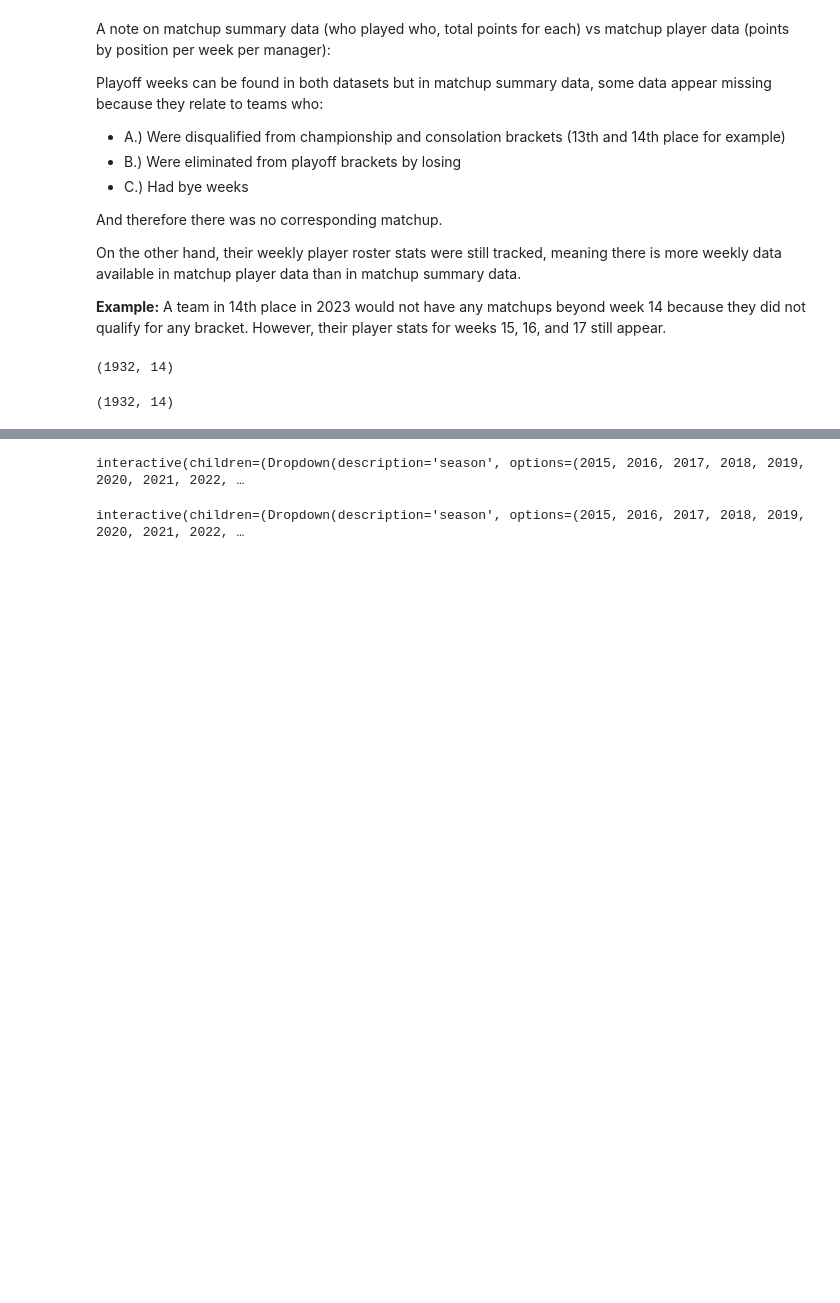
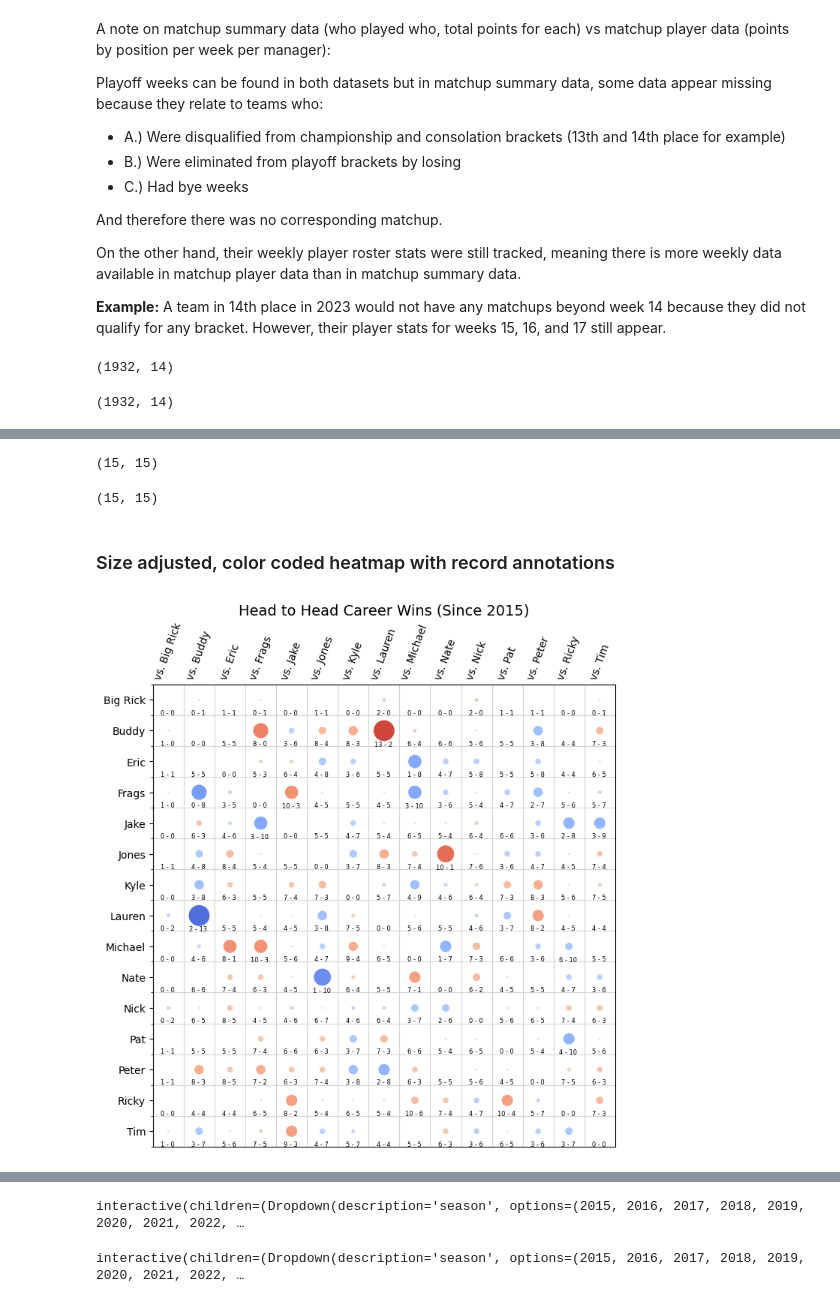
Before and after one commit to mikeminik/yahoo-ssff, a Jupyter notebook: viz/matchups_EDA.ipynb, the cells around one changed output, grey strips where cells are left out. Saved outputs shown, nothing was run; the diff lists cells and outputs as text; code cells hidden in the pictures; blank space fills up the shorter version.

Commit message:
introduced heatmap 2.0

```diff
--- a/viz/matchups_EDA.ipynb
+++ b/viz/matchups_EDA.ipynb
@@ -51,5 +38,0 @@ wins_df.reset_index(inplace=True)
-# %%
-for index, name in zip(wins_df.index, wins_df['opponent_name']):
-    #wins_df[f"win against {name}"] = 1
-    if not name == 'unknown':
-        wins_df.iloc[index, wins_df.columns.get_loc(f"win against {name}")] = 1
@@ -70,0 +83,61 @@ plt.title('Head to Head Career Wins (Since 2015)', size = 14);
+# %%
+# create the matrix of just wins
+win_heatmap = wins_only.groupby("manager_name")[wincols].sum()
+# %%
+# create the matrix of just losses
+loss_heatmap = losses_only.groupby("manager_name")[losscols].sum()
+# %%
+# create a string based matrix that presents wins / losses as "wins - losses"
+records = win_heatmap.copy()
+for row in win_heatmap.index:
+    for column in win_heatmap.columns:
+        loss_col = column.replace("win", "loss")
+        records.loc[row, column] = f"{records.loc[row, column]} - {loss_heatmap.loc[row,loss_col]}"
+# %%
+win_heatmap.shape
+# %% [output]
+(15, 15)
+# %%
+records.shape
+# %% [output]
+(15, 15)
+# %% [markdown]
+### Size adjusted, color coded heatmap with record annotations
+# %%
+# quick easy rename for better fit on plots
+rename = { col_name : col_name.replace('win against', 'vs.') for col_name in wincols}
+win_heatmap = win_heatmap.rename(rename, axis=1)
+fig, ax = plt.subplots(figsize=(10,8))
+ax.set_facecolor('white')
+ax.imshow(np.ones_like(win_heatmap), cmap='gray_r', interpolation='nearest')
+ax.set_xticks(np.arange(len(win_heatmap.columns)))
+ax.set_yticks(np.arange(len(win_heatmap.columns)))
+# sns.heatmap(data=win_heatmap, cmap='coolwarm', annot=records, fmt='')
+ax.tick_params(axis='x', which='both', labelbottom=False, labeltop=True, bottom=False, top=True, length=0)
+
+ax.set_yticklabels(win_heatmap.index)
+ax.set_xticklabels(win_heatmap.columns, rotation=70)
+
+ax.set_xticks(np.arange(len(win_heatmap.index) + 1) - .5, minor=True)
+ax.set_yticks(np.arange(len(win_heatmap.columns) + 1) - .5, minor=True)
+ax.grid(which='minor', color="lightgray")
+
+for i in range(len(win_heatmap.columns)):
+    for j in range(len(win_heatmap.columns)):
+        delta = win_heatmap.iat[j,i] - loss_heatmap.iat[j,i]
+        norm = plt.Normalize(loss_heatmap.max().max()*-1,win_heatmap.max().max())
+        sm = plt.cm.ScalarMappable(norm=norm, cmap = 'coolwarm')
+        color = sm.to_rgba(delta)
+        size = abs(delta)/16
+        circle = Circle((i, j), radius=abs(delta)/(win_heatmap.max().max()*2.5), facecolor=color)
+        ax.add_patch(circle)
+
+        if len(records.iat[j,i]) > 5:
+            ax.text(i-0.32, j+0.5, records.iat[j,i], size=6)
+        else:
+            ax.text(i-0.25, j+0.48, records.iat[j,i], size=6)
+
+plt.title('Head to Head Career Wins (Since 2015)', size = 14);
+plt.savefig("size_adjusted_h2h_heatmap")
+# %% [output]
+[figure, added]
```
Also changed, not shown: parts of 16 cells of this notebook, 1 other file.
